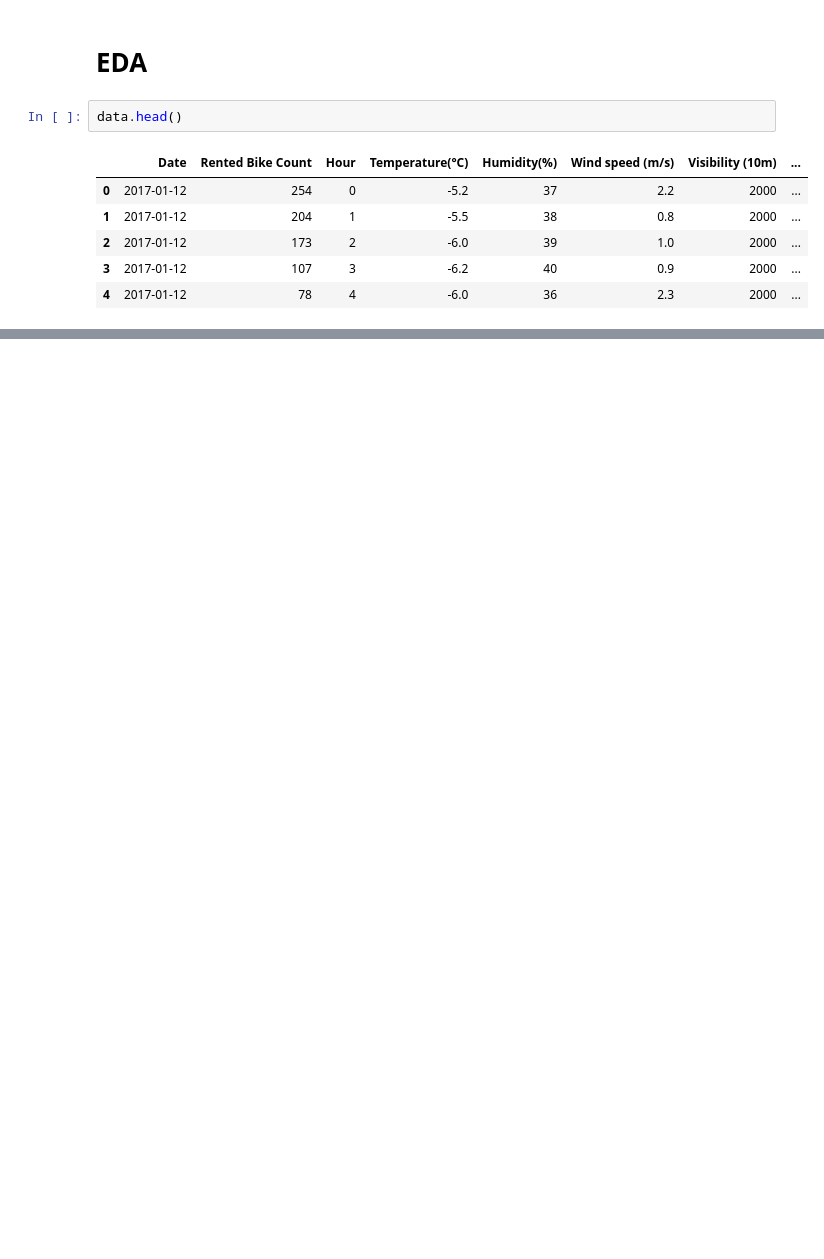
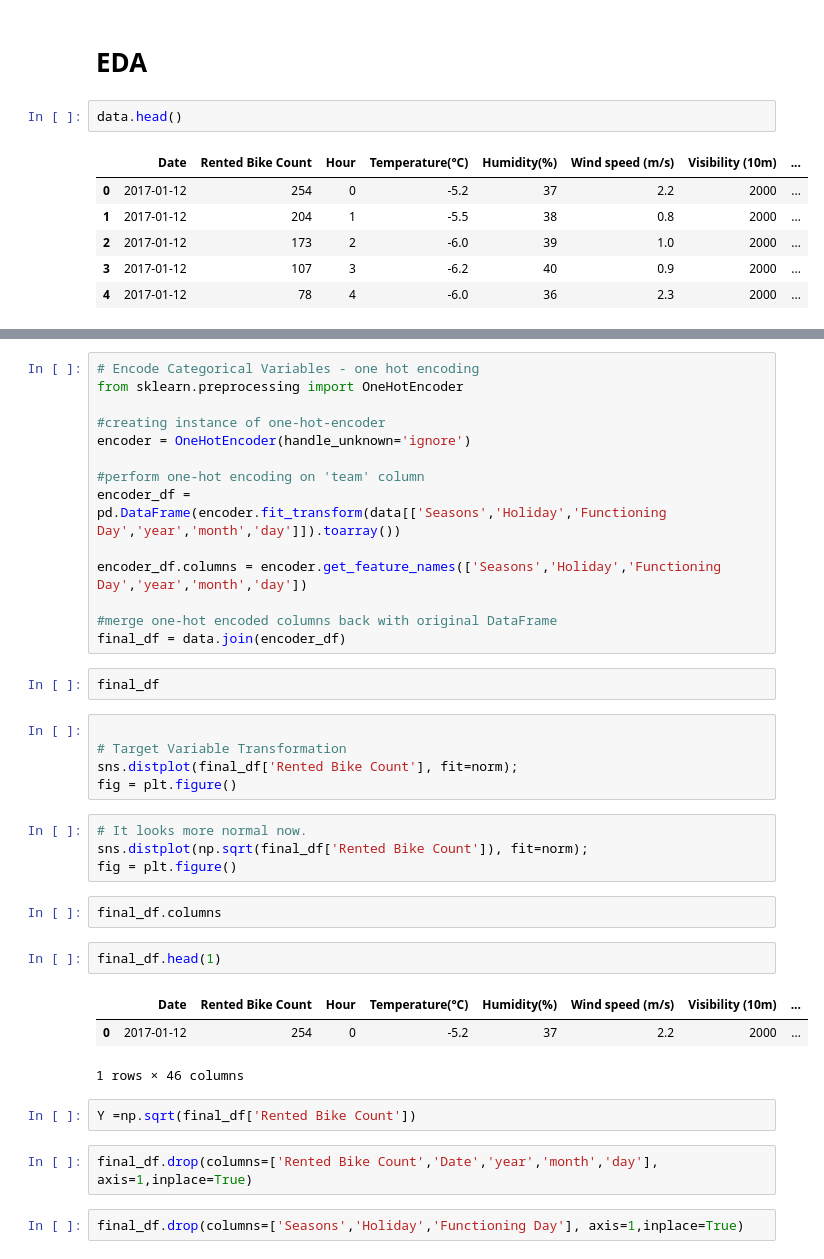
Before and after one commit to saurabhshinkar/Bike-Sharing-Demand-Prediction, a Jupyter notebook: Bike_Sharing_Demand_Prediction_Capstone_Project.ipynb, the cells around one changed output, grey strips where cells are left out. Cells and saved outputs as stored; diff of their text form; blank space fills up the shorter version.

```diff
--- a/Bike_Sharing_Demand_Prediction_Capstone_Project.ipynb
+++ b/Bike_Sharing_Demand_Prediction_Capstone_Project.ipynb
@@ -245,0 +276,39 @@ Text(0.5, 1.0, 'Distribution Plot Of Rented Bike Count')
+# %%
+# Encode Categorical Variables - one hot encoding
+from sklearn.preprocessing import OneHotEncoder
+
+#creating instance of one-hot-encoder
+encoder = OneHotEncoder(handle_unknown='ignore')
+
+#perform one-hot encoding on 'team' column
+encoder_df = pd.DataFrame(encoder.fit_transform(data[['Seasons','Holiday','Functioning Day','year','month','day']]).toarray())
+
+encoder_df.columns = encoder.get_feature_names(['Seasons','Holiday','Functioning Day','year','month','day'])
+
+#merge one-hot encoded columns back with original DataFrame
+final_df = data.join(encoder_df)
+# %%
+final_df
+# %%
+
+# Target Variable Transformation
+sns.distplot(final_df['Rented Bike Count'], fit=norm);
+fig = plt.figure()
+# %%
+# It looks more normal now.
+sns.distplot(np.sqrt(final_df['Rented Bike Count']), fit=norm);
+fig = plt.figure()
+# %%
+final_df.columns
+# %%
+final_df.head(1)
+# %% [output]
+|  | Date | Rented Bike Count | Hour | Temperature(°C) | Humidity(%) | Wind speed (m/s) | Visibility (10m) | ... |
+| 0 | 2017-01-12 | 254 | 0 | -5.2 | 37 | 2.2 | 2000 | ... |
+1 rows × 46 columns
+# %%
+Y =np.sqrt(final_df['Rented Bike Count'])
+# %%
+final_df.drop(columns=['Rented Bike Count','Date','year','month','day'], axis=1,inplace=True)
+# %%
+final_df.drop(columns=['Seasons','Holiday','Functioning Day'], axis=1,inplace=True)
```
Also changed, not shown: parts of 60 cells of this notebook.
